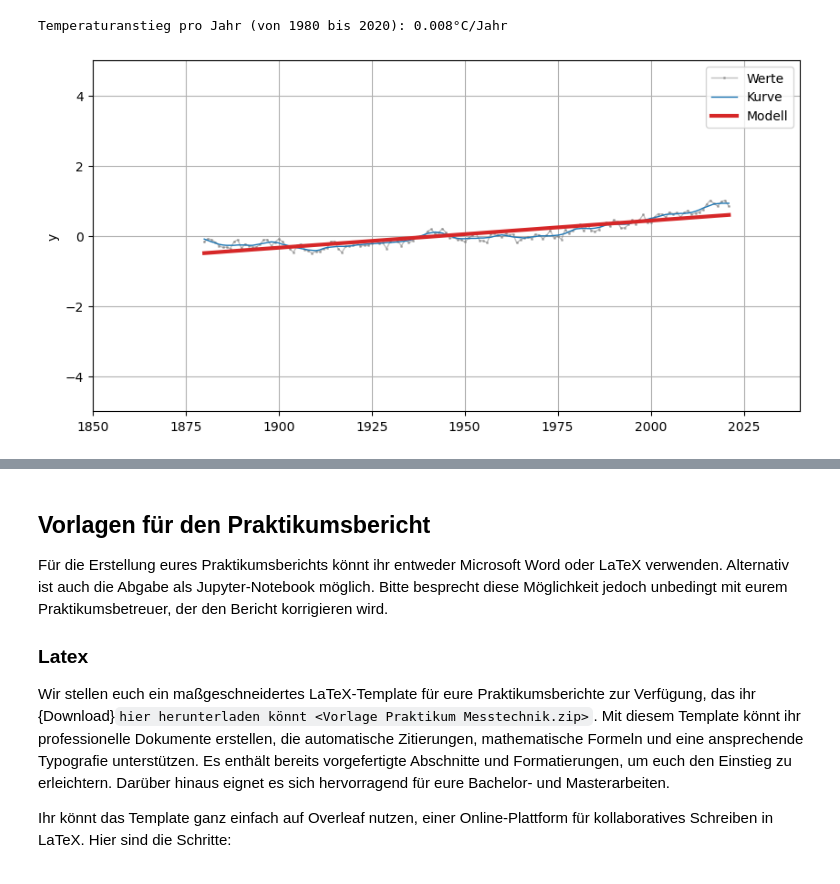
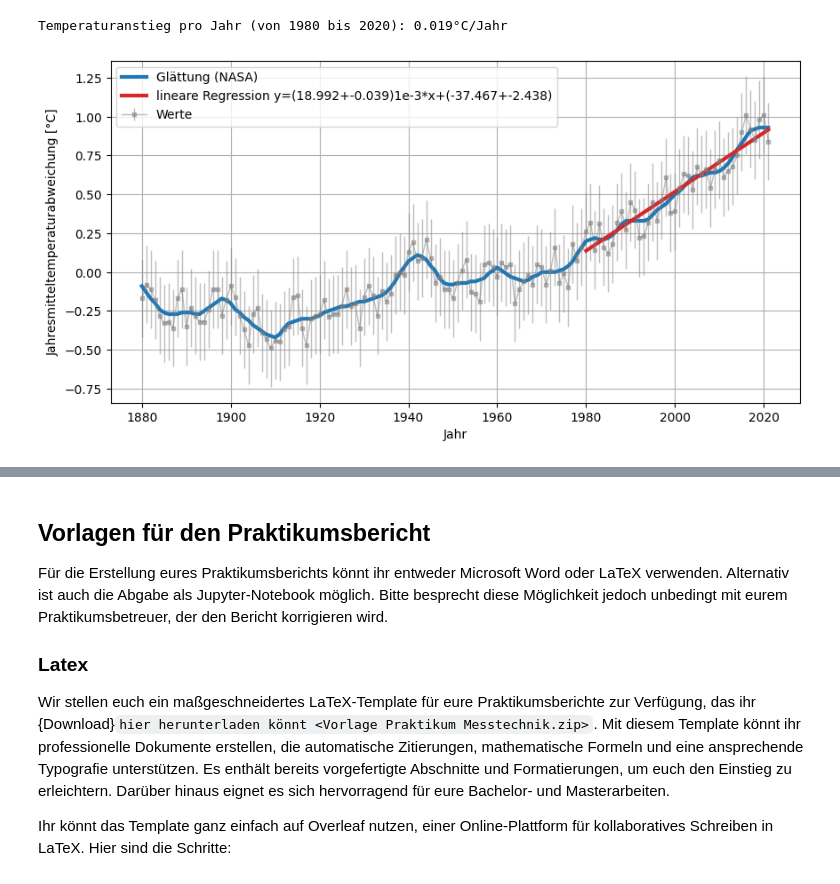
Before and after one commit to Kisleif/mtbook, a Jupyter notebook: _sources/content/0_Praktikum.ipynb, the cells around one changed output, grey strips where cells are left out. Saved outputs shown, nothing was run; the diff lists cells and outputs as text; code cells hidden in the pictures.

```diff
--- a/_sources/content/0_Praktikum.ipynb
+++ b/_sources/content/0_Praktikum.ipynb
@@ -113,26 +121,32 @@ Temperaturanstieg pro Jahr (von 1980 bis 2020): 0.019°C/Jahr
-# %%
-plt.figure(figsize=(10,5)) # Plot-Größe
-plt.rcParams['font.size'] = 10; # Schriftgröße
-
-# Lineare Regression berechnen:
-x=global_mean["Year"]
-y=global_mean["No_Smoothing"]
-y_err = global_mean["uncertainty"]
-model = np.polyfit(x, y, deg=1, w=1/y_err, cov=True) # 1. Wert = Anstieg , 2. Wert = Schnittpunkt mit y-Achse
-y_model = model[0][0]*x+model[0][1] # Modell einer linearen Regression
-
-plt.plot(global_mean["Year"],global_mean["No_Smoothing"], ls="-", lw=1, marker="s", ms=1, color="tab:gray", alpha=0.5, label="Werte");
-plt.plot(global_mean["Year"],global_mean["Lowess(5)"], lw=1,  color="tab:blue", label="Kurve");
-plt.plot(x,y_model, ls="-", lw=3, color="tab:red", label=f"Modell");
-plt.ylabel("y")
-plt.xlim([1850,2040])
-plt.ylim([-5,5])
-plt.legend();
-plt.grid();
-
-# Temperaturanstieg ausgeben:
-print(f"Temperaturanstieg pro Jahr (von 1980 bis 2020): {model[0][0]:.3f}°C/Jahr")
-# %% [output]
-Temperaturanstieg pro Jahr (von 1980 bis 2020): 0.008°C/Jahr
-[figure, removed]
+# %%
+# MatplotLib Settings:
+plt.style.use('default') # Matplotlib Style wählen
+plt.figure(figsize=(10,5)) # Plot-Größe
+plt.rcParams['font.size'] = 10; # Schriftgröße
+
+link = 'data/graph.csv' # Beispieldatei mit Klimadaten
+global_mean = pd.read_csv(link, header = 1) # Daten einlesen
+global_mean["uncertainty"] = 0.25 #Messunsicherheiten abschätzen, hier 0.25K Temperaturgenauigkeit angenommen
+
+# Lineare Regression berechnen:
+x=global_mean.loc[global_mean["Year"] >= 1980,"Year"]
+y=global_mean.loc[global_mean["Year"] >= 1980,"No_Smoothing"]
+y_err = global_mean.loc[global_mean["Year"] >= 1980,"uncertainty"]
+model = np.polyfit(x, y, deg=1, w=1/y_err, cov=True) # 1. Wert = Anstieg , 2. Wert = Schnittpunkt mit y-Achse
+y_model = model[0][0]*x+model[0][1] # Modell einer linearen Regression
+
+# print(global_mean) # Eingelesene Daten ausgeben
+plt.errorbar(global_mean["Year"],global_mean["No_Smoothing"], yerr=global_mean["uncertainty"], ls="-", lw=1, marker="s", ms=3, color="tab:gray", alpha=0.5, label="Werte");
+plt.plot(global_mean["Year"],global_mean["Lowess(5)"], lw=3,  color="tab:blue", label="Glättung (NASA)");
+plt.plot(x,y_model, ls="-", lw=3, color="tab:red", label=f"lineare Regression y=({model[0][0]*1000:.3f}+-{np.sqrt(model[1][0][0]*1000):.3f})1e-3*x+({model[0][1]:.3f}+-{np.sqrt(model[1][1][1]):.3f})");
+plt.xlabel('Jahr')
+plt.ylabel("Jahresmitteltemperaturabweichung [°C]")
+plt.legend();
+plt.grid();
+
+# Temperaturanstieg ausgeben:
+print(f"Temperaturanstieg pro Jahr (von 1980 bis 2020): {model[0][0]:.3f}°C/Jahr")
+# %% [output]
+Temperaturanstieg pro Jahr (von 1980 bis 2020): 0.019°C/Jahr
+[figure, added]
 # %% [markdown]
```
Also changed, not shown: parts of 5 cells of this notebook, 6 other files.
